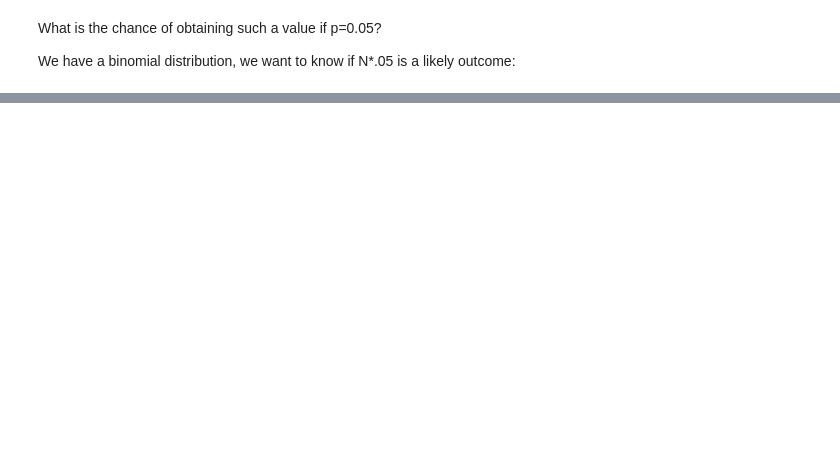
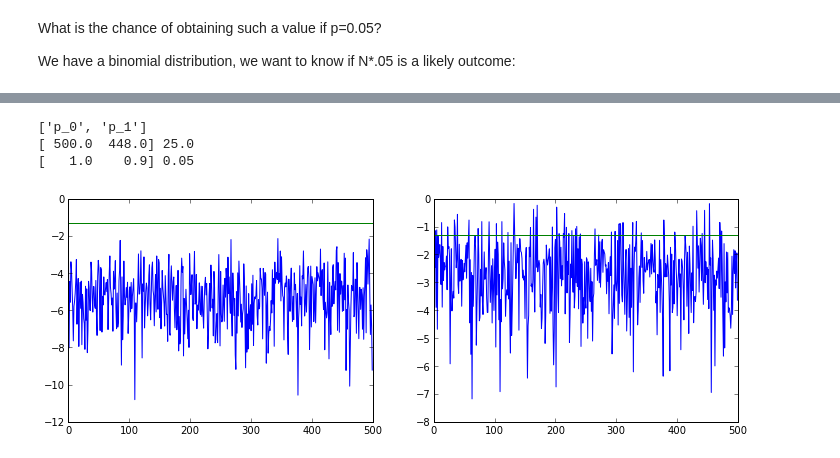
Before and after one commit to practical-neuroimaging/pna-notebooks, a Jupyter notebook: Ancova_issues.ipynb, the cells around one changed output, grey strips where cells are left out. Cells and saved outputs as stored; diff of their text form; code cells hidden in the pictures; blank space fills up the shorter version.

```diff
--- a/Ancova_issues.ipynb
+++ b/Ancova_issues.ipynb
@@ -220,0 +254,21 @@ print (res['m1'] - res['m2']).mean()
+# %%
+N = 500
+#gen_with = [1.0, 1.0, 0., 0.]
+#c1 = [-1,1,0,0]
+#c2 = [0,0,-1,1]
+#contrasts = [c1, c2]
+
+X1 = X[:,:2]
+Xo = R_proj(X1, X[:,2:])
+Xa = np.hstack((X1,Xo))
+
+res = simulate(X, gen_with, contrasts, N, Xa)
+nobs = plot_res(res)
+alpha = 0.05
+print nobs, N*alpha
+print nobs/(N*1.0), alpha
+# %% [output]
+['p_0', 'p_1']
+[ 500.0  448.0] 25.0
+[   1.0    0.9] 0.05
+[figure, added]
```
Also changed, not shown: parts of 27 cells of this notebook.
